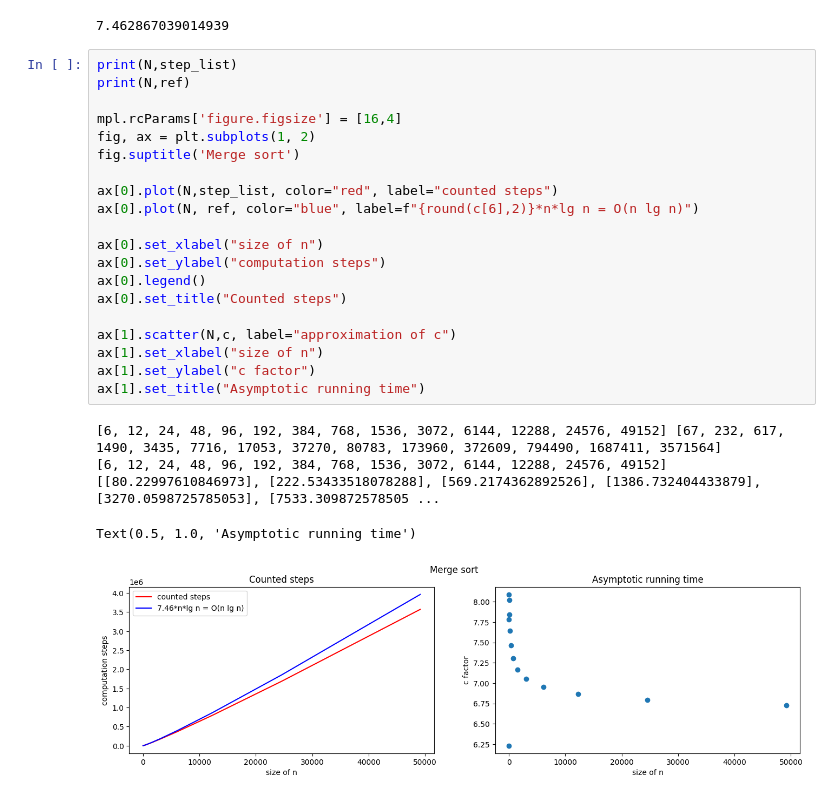
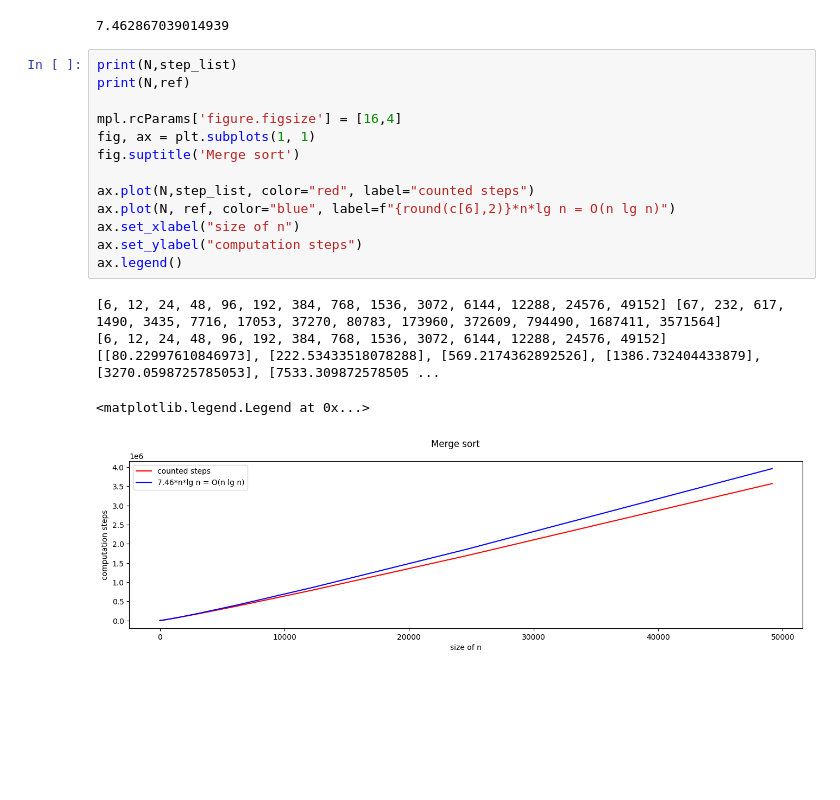
Before and after one commit to maliiin/DAT600-assignments, a Jupyter notebook: Assigment_1/merge_sort.ipynb, the cells around one changed output. Drawn from its saved outputs; the diff is of its cells as text; blank space fills up the shorter version.

Commit message:
plotting changes

```diff
--- a/Assigment_1/merge_sort.ipynb
+++ b/Assigment_1/merge_sort.ipynb
@@ -65,25 +65,18 @@ print(c[6])
 # %%
 print(N,step_list)
 print(N,ref)
 
 mpl.rcParams['figure.figsize'] = [16,4]
-fig, ax = plt.subplots(1, 2)
+fig, ax = plt.subplots(1, 1)
 fig.suptitle('Merge sort')
 
-ax[0].plot(N,step_list, color="red", label="counted steps")
-ax[0].plot(N, ref, color="blue", label=f"{round(c[6],2)}*n*lg n = O(n lg n)")
-
-ax[0].set_xlabel("size of n")
-ax[0].set_ylabel("computation steps")
-ax[0].legend()
-ax[0].set_title("Counted steps")
-
-ax[1].scatter(N,c, label="approximation of c")
-ax[1].set_xlabel("size of n")
-ax[1].set_ylabel("c factor")
-ax[1].set_title("Asymptotic running time")
+ax.plot(N,step_list, color="red", label="counted steps")
+ax.plot(N, ref, color="blue", label=f"{round(c[6],2)}*n*lg n = O(n lg n)")
+ax.set_xlabel("size of n")
+ax.set_ylabel("computation steps")
+ax.legend()
 # %% [output]
 [6, 12, 24, 48, 96, 192, 384, 768, 1536, 3072, 6144, 12288, 24576, 49152] [67, 232, 617, 1490, 3435, 7716, 17053, 37270, 80783, 173960, 372609, 794490, 1687411, 3571564]
 [6, 12, 24, 48, 96, 192, 384, 768, 1536, 3072, 6144, 12288, 24576, 49152] [[80.22997610846973], [222.53433518078288], [569.2174362892526], [1386.732404433879], [3270.0598725785053], [7533.309872578505 ...
-Text(0.5, 1.0, 'Asymptotic running time')
+<matplotlib.legend.Legend at 0x...>
-[figure, old version]
+[figure, new version]
```
